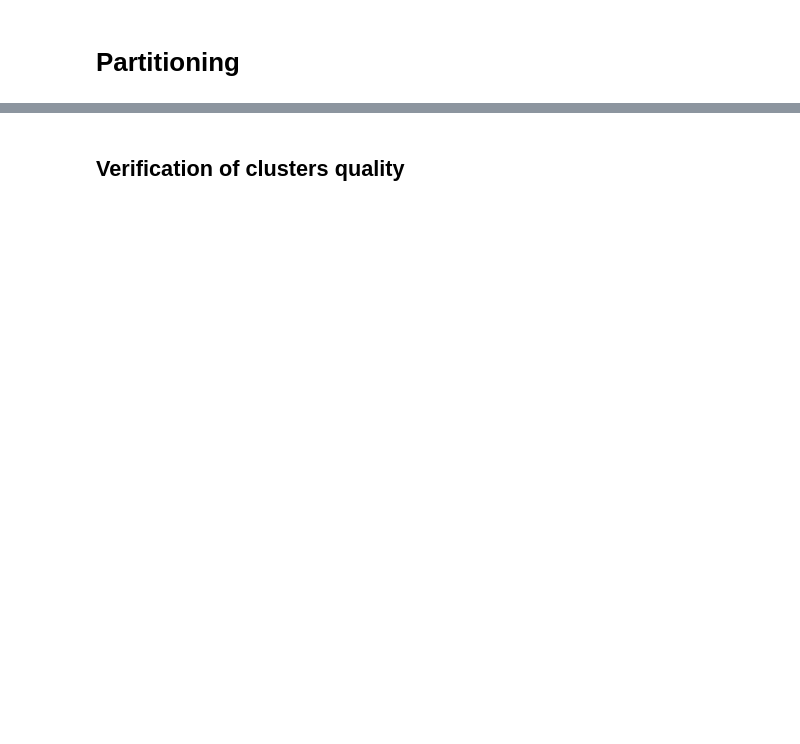
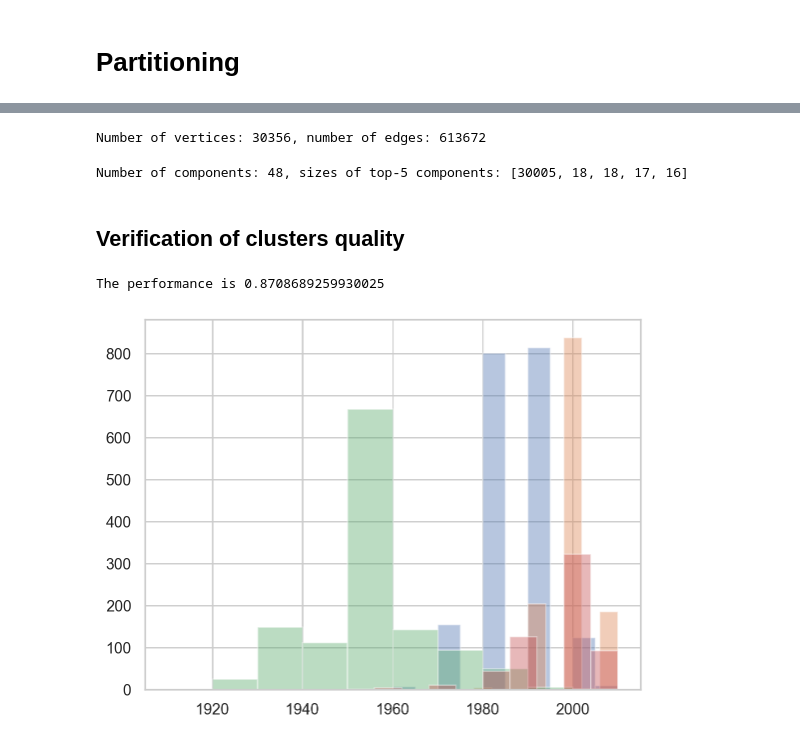
Before and after one commit to epfl-ada/ada-2024-project-d2ptm, a Jupyter notebook: results.ipynb, the cells around one changed output, grey strips where cells are left out. Saved outputs shown, nothing was run; the diff lists cells and outputs as text; code cells hidden in the pictures; blank space fills up the shorter version.

```diff
--- a/results.ipynb
+++ b/results.ipynb
@@ -186,2 +196,32 @@ _ = full_cluster.cluster_genders(plot=True)
+# %%
+import networkx as nx
+import numpy as np
+
+
+G_US = nx.Graph()
+for movie_actors in us_characters_movies.groupby("FreebaseId")["FreebaseActorId"].unique():
+    for actor_l in movie_actors:
+        for actor_r in movie_actors:
+            if actor_l is not np.nan and actor_r is not np.nan and actor_l < actor_r:
+                G_US.add_edge(actor_l, actor_r)
+# %%
+print(f"Number of vertices: {len(G_US.nodes)}, number of edges: {len(G_US.edges)}")
+# %% [output]
+Number of vertices: 30356, number of edges: 613672
+# %%
+connected_component_sizes = sorted(map(len, list(nx.connected_components(G_US))), reverse=True)
+print(f"Number of components: {len(connected_component_sizes)}, sizes of top-5 components: {connected_component_sizes[:5]} ")
+# %% [output]
+Number of components: 48, sizes of top-5 components: [30005, 18, 18, 17, 16]
+# %%
+import community as community_louvain
+
+# Detect communities
+partition = community_louvain.best_partition(G_US)
+
+communities_US = {}
+for node, comm_id in partition.items():
+    communities_US.setdefault(comm_id, []).append(node)
+communities_US = communities_US.values()
 # %% [markdown]
 ## Verification of clusters quality
@@ -187,0 +270,17 @@ _ = full_cluster.cluster_genders(plot=True)
+# %%
+df_parition_top_movie_info = calculate_partition_quality(G_US, communities_US)
+# %% [output]
+The performance is 0.8708689259930025
+# %%
+for partition_index, partition in df_parition_top_movie_info.groupby('PartitionIndex'):
+    date_start = 1800
+    # print(partition[partition['ReleaseDate'] > twothousand]['ReleaseDate'].dt.year.unique())
+    # print(partition.columns)
+    # break
+    releases = partition[partition['Decade'] > date_start]['Decade']
+    if 100 < releases.shape[0]:
+        # plt.figure()
+        plt.hist(releases, bins=10, alpha=0.4)
+plt.show()
+# %% [output]
+[figure, added]
```
Also changed, not shown: parts of 14 cells of this notebook, 2 other files.
